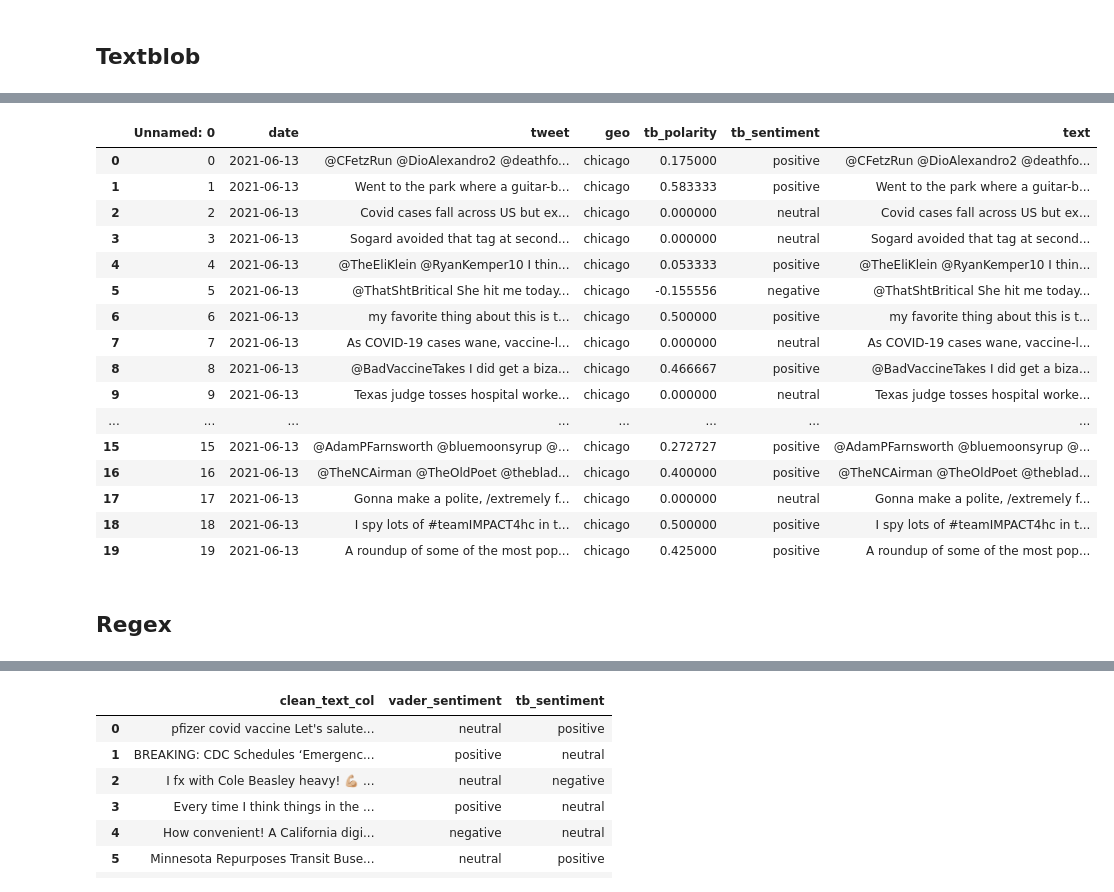
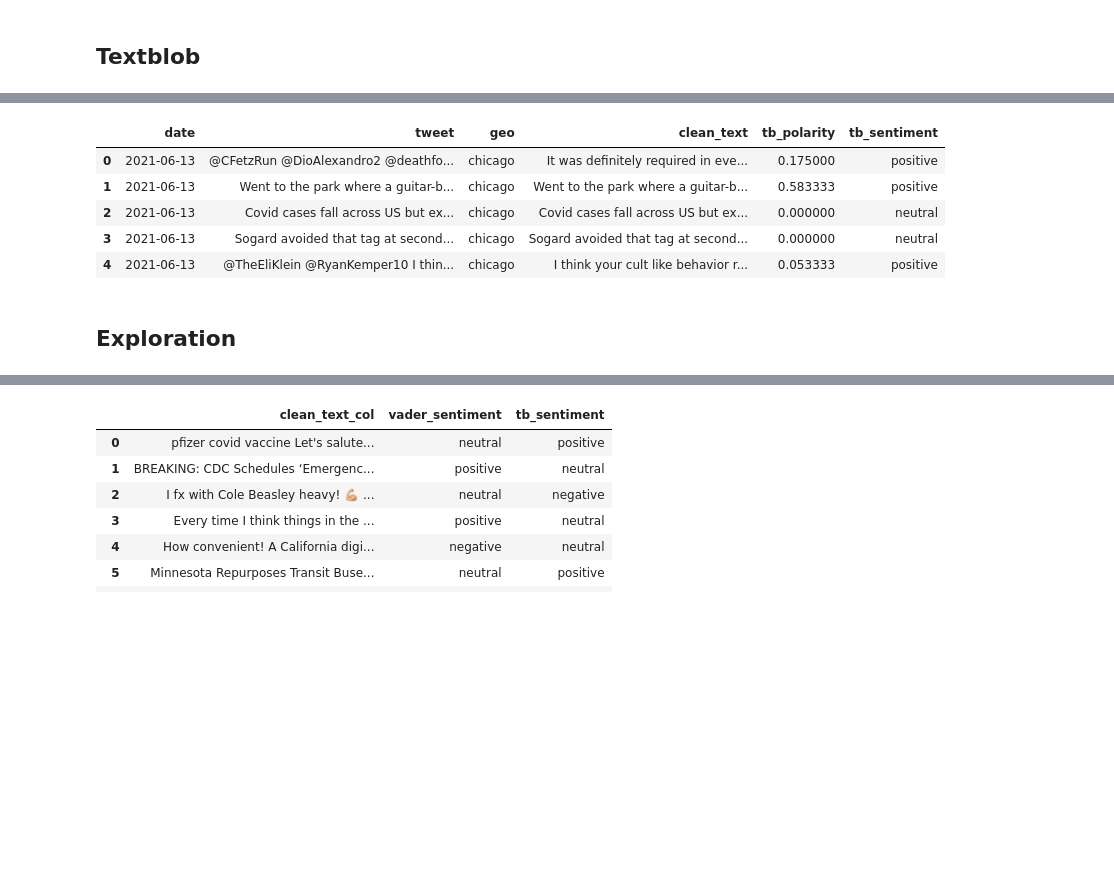
Before and after one commit to christisarv/2021-covid-vaccine-analysis, a Jupyter notebook: Sentiment_Scratch.ipynb, the cells around one changed output, grey strips where cells are left out. Cells and saved outputs as stored; diff of their text form; code cells hidden in the pictures; blank space fills up the shorter version.

Commit message:
cleaned and labeled text

```diff
--- a/Sentiment_Scratch.ipynb
+++ b/Sentiment_Scratch.ipynb
@@ -5,7 +5,7 @@ from textblob import TextBlob
 pd.set_option('display.max_colwidth', -1)
 import re
 # %%
-df = pd.read_csv('twint_scraped.csv')
+df = pd.read_csv('twint_scraped.csv',  usecols=['date', 'tweet', 'geo'])
 # %%
 df.head()
 # %% [output]
@@ -38,0 +40,9 @@ tweets[0]
+# %%
+#creating a new clean column to remove URLs and @ mentions
+
+df['clean_text'] = df['tweet']
+df['clean_text'] = [re.sub(r'(http://[^"\s]+)|(@\w+)', '', tweet) for tweet in df['clean_text']]
+df['clean_text'] = [re.sub(r'(https://[^"\s]+)|(@\w+)', '', tweet) for tweet in df['clean_text']]
+df['clean_text'] = [re.sub(r'@[^\s]+', '', tweet) for tweet in df['clean_text']]
+df['clean_text'] = [re.sub(r"#", " ", tweet) for tweet in df['clean_text']]
+df['clean_text'] = [re.sub(r"â€™", "'", tweet) for tweet in df['clean_text']]
@@ -42,7 +61,7 @@ tweets[0]
 def get_polarity(text):
     return TextBlob(text).sentiment.polarity
 # %%
-df['tb_polarity'] = df['tweet'].apply(get_polarity)
+df['tb_polarity'] = df['clean_text'].apply(get_polarity)
 # %%
 df['tb_sentiment']=''
 df.loc[df.tb_polarity>0,'tb_sentiment']='positive'
@@ -51,22 +91,11 @@ df.loc[df.tb_polarity<0,'tb_sentiment']='negative'
 # %%
-df.head(20)
+df.head()
 # %% [output]
-|  | Unnamed: 0 | date | tweet | geo | tb_polarity | tb_sentiment | text |
-| 0 | 0 | 2021-06-13 | @CFetzRun @DioAlexandro2 @deathfo... | chicago | 0.175000 | positive | @CFetzRun @DioAlexandro2 @deathfo... |
-| 1 | 1 | 2021-06-13 | Went to the park where a guitar-b... | chicago | 0.583333 | positive | Went to the park where a guitar-b... |
-| 2 | 2 | 2021-06-13 | Covid cases fall across US but ex... | chicago | 0.000000 | neutral | Covid cases fall across US but ex... |
-| 3 | 3 | 2021-06-13 | Sogard avoided that tag at second... | chicago | 0.000000 | neutral | Sogard avoided that tag at second... |
-| 4 | 4 | 2021-06-13 | @TheEliKlein @RyanKemper10 I thin... | chicago | 0.053333 | positive | @TheEliKlein @RyanKemper10 I thin... |
-| 5 | 5 | 2021-06-13 | @ThatShtBritical She hit me today... | chicago | -0.155556 | negative | @ThatShtBritical She hit me today... |
-| 6 | 6 | 2021-06-13 | my favorite thing about this is t... | chicago | 0.500000 | positive | my favorite thing about this is t... |
-| 7 | 7 | 2021-06-13 | As COVID-19 cases wane, vaccine-l... | chicago | 0.000000 | neutral | As COVID-19 cases wane, vaccine-l... |
-| 8 | 8 | 2021-06-13 | @BadVaccineTakes I did get a biza... | chicago | 0.466667 | positive | @BadVaccineTakes I did get a biza... |
-| 9 | 9 | 2021-06-13 | Texas judge tosses hospital worke... | chicago | 0.000000 | neutral | Texas judge tosses hospital worke... |
-| ... | ... | ... | ... | ... | ... | ... | ... |
-| 15 | 15 | 2021-06-13 | @AdamPFarnsworth @bluemoonsyrup @... | chicago | 0.272727 | positive | @AdamPFarnsworth @bluemoonsyrup @... |
-| 16 | 16 | 2021-06-13 | @TheNCAirman @TheOldPoet @theblad... | chicago | 0.400000 | positive | @TheNCAirman @TheOldPoet @theblad... |
-| 17 | 17 | 2021-06-13 | Gonna make a polite, /extremely f... | chicago | 0.000000 | neutral | Gonna make a polite, /extremely f... |
-| 18 | 18 | 2021-06-13 | I spy lots of #teamIMPACT4hc in t... | chicago | 0.500000 | positive | I spy lots of #teamIMPACT4hc in t... |
-| 19 | 19 | 2021-06-13 | A roundup of some of the most pop... | chicago | 0.425000 | positive | A roundup of some of the most pop... |
+|  | date | tweet | geo | clean_text | tb_polarity | tb_sentiment |
+| 0 | 2021-06-13 | @CFetzRun @DioAlexandro2 @deathfo... | chicago | It was definitely required in eve... | 0.175000 | positive |
+| 1 | 2021-06-13 | Went to the park where a guitar-b... | chicago | Went to the park where a guitar-b... | 0.583333 | positive |
+| 2 | 2021-06-13 | Covid cases fall across US but ex... | chicago | Covid cases fall across US but ex... | 0.000000 | neutral |
+| 3 | 2021-06-13 | Sogard avoided that tag at second... | chicago | Sogard avoided that tag at second... | 0.000000 | neutral |
+| 4 | 2021-06-13 | @TheEliKlein @RyanKemper10 I thin... | chicago | I think your cult like behavior r... | 0.053333 | positive |
 # %% [markdown]
-## Regex
+## Exploration
```
Also changed, not shown: parts of 18 cells of this notebook.
